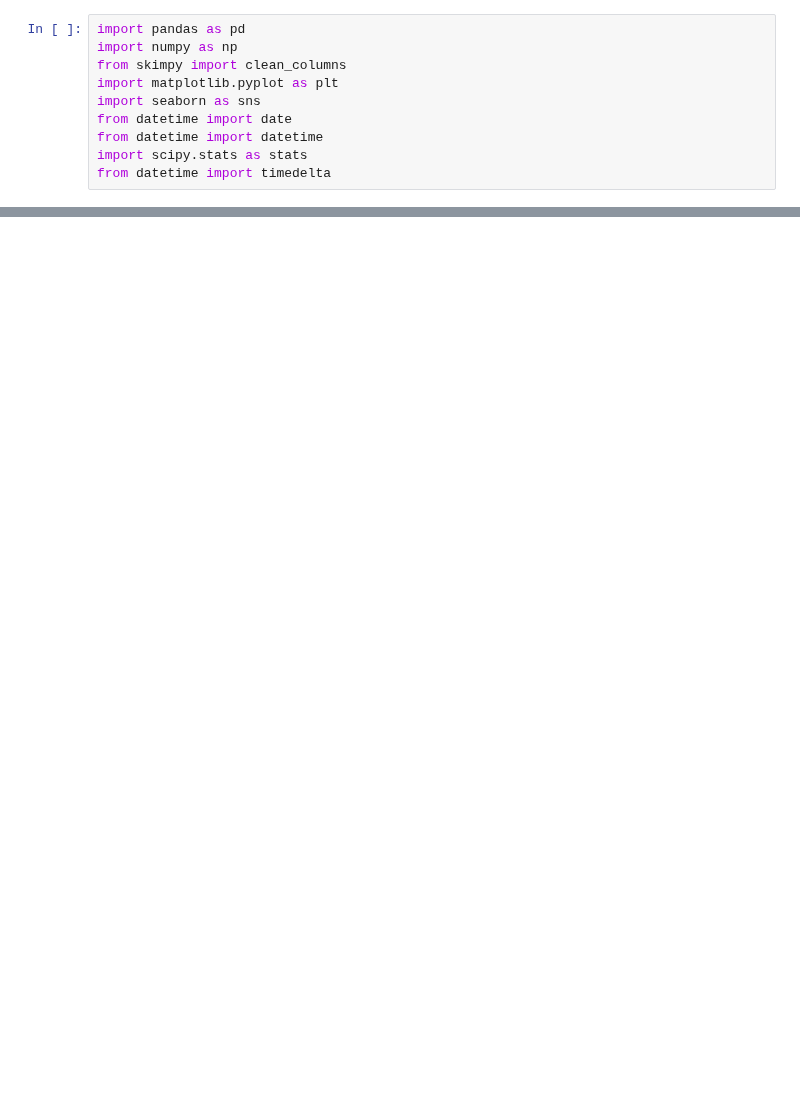
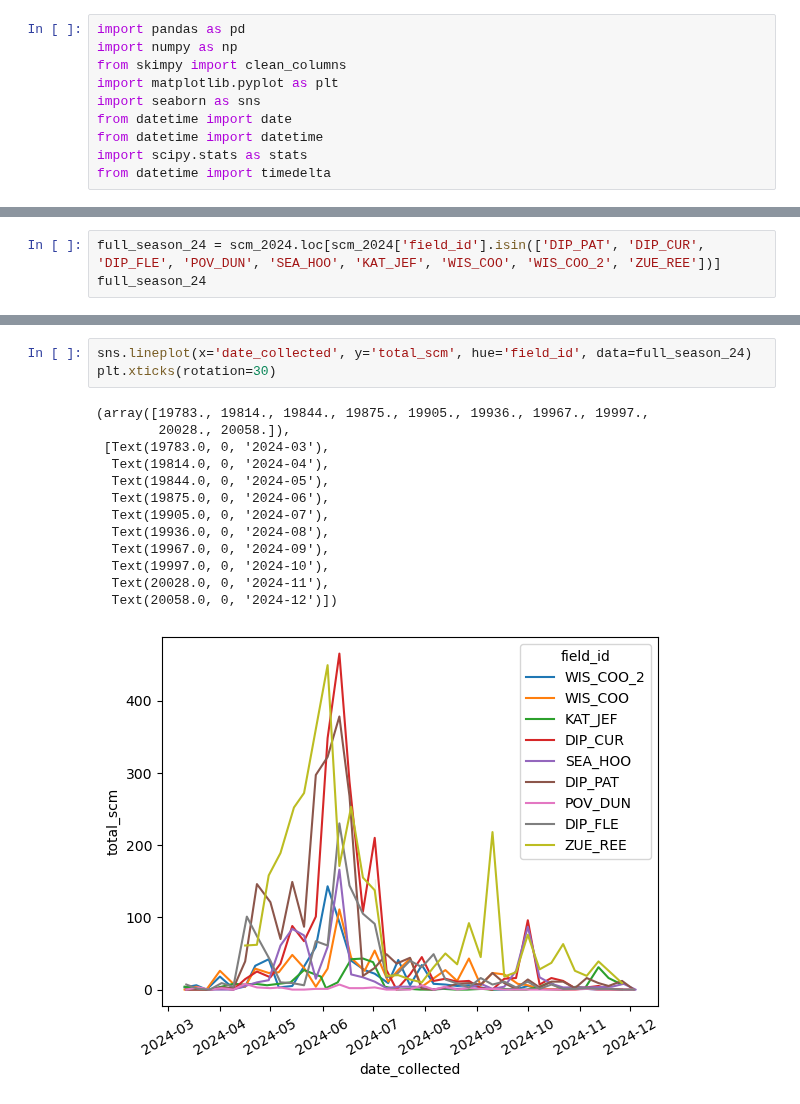
Before and after one commit to chloecho31/cornell, a Jupyter notebook: SCM/2023-2024 Combined Paper/2023_2024_sticky_card.ipynb, the cells around one changed output, grey strips where cells are left out. Cells and saved outputs as stored; diff of their text form; blank space fills up the shorter version.

```diff
--- a/SCM/2023-2024 Combined Paper/2023_2024_sticky_card.ipynb
+++ b/SCM/2023-2024 Combined Paper/2023_2024_sticky_card.ipynb
@@ -67,0 +194,3 @@ scm_2024
+# %%
+full_season_24 = scm_2024.loc[scm_2024['field_id'].isin(['DIP_PAT', 'DIP_CUR', 'DIP_FLE', 'POV_DUN', 'SEA_HOO', 'KAT_JEF', 'WIS_COO', 'WIS_COO_2', 'ZUE_REE'])]
+full_season_24
@@ -67,0 +211,17 @@ scm_2024
+# %%
+sns.lineplot(x='date_collected', y='total_scm', hue='field_id', data=full_season_24)
+plt.xticks(rotation=30)
+# %% [output]
+(array([19783., 19814., 19844., 19875., 19905., 19936., 19967., 19997.,
+        20028., 20058.]),
+ [Text(19783.0, 0, '2024-03'),
+  Text(19814.0, 0, '2024-04'),
+  Text(19844.0, 0, '2024-05'),
+  Text(19875.0, 0, '2024-06'),
+  Text(19905.0, 0, '2024-07'),
+  Text(19936.0, 0, '2024-08'),
+  Text(19967.0, 0, '2024-09'),
+  Text(19997.0, 0, '2024-10'),
+  Text(20028.0, 0, '2024-11'),
+  Text(20058.0, 0, '2024-12')])
+[figure, added]
```
Also changed, not shown: parts of 12 cells of this notebook, 35 other files.
